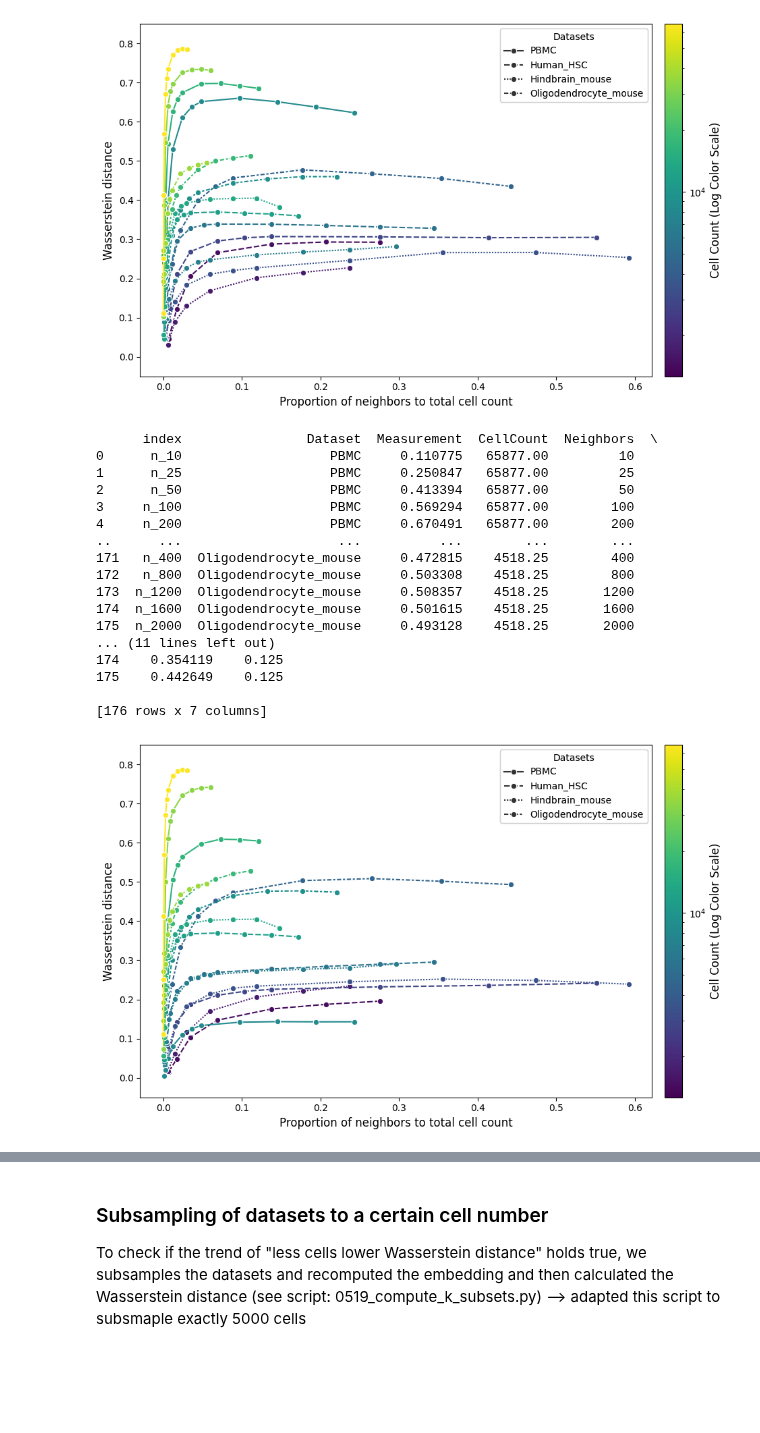
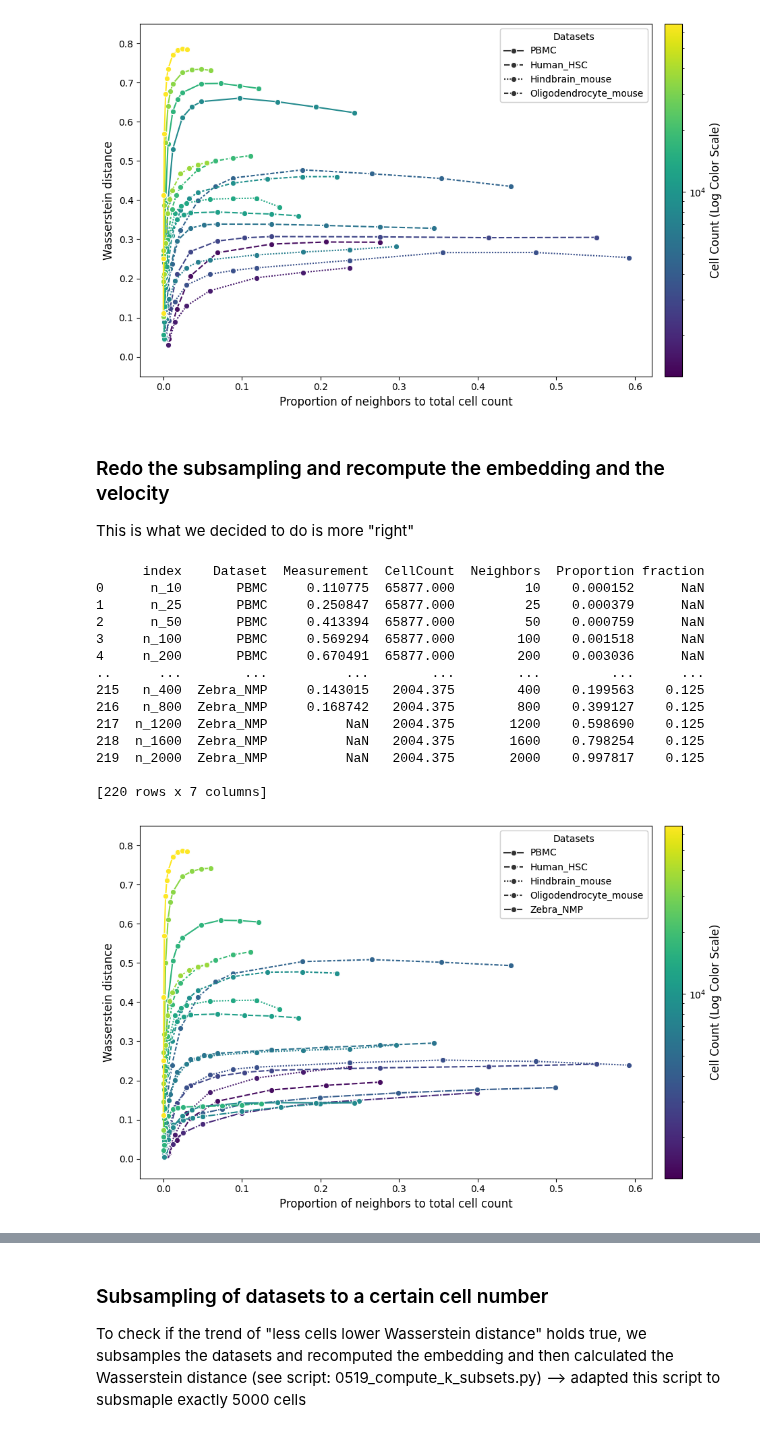
Before and after one commit to Johanna-Engeln/masterthesis_velocity, a Jupyter notebook: script/0427_differentK_influence.ipynb, the cells around one changed output, grey strips where cells are left out. Drawn from its saved outputs; the diff is of its cells as text; code cells hidden in the pictures; blank space fills up the shorter version.

```diff
--- a/script/0427_differentK_influence.ipynb
+++ b/script/0427_differentK_influence.ipynb
@@ -154,19 +195,4 @@ df_complete.to_csv("/mnt/volume/Johanna_Velotest/results/neighbors/k_sizes_compl
 # %%
-# Prepare dataset for plotting
-df_complete = pd.read_csv("/mnt/volume/Johanna_Velotest/results/neighbors/k_sizes_complete.csv", index_col=0)
-count_df = pd.DataFrame(list(x.items()), columns=['Dataset', 'CellCount'])
-df_long = df_complete.reset_index().melt(var_name='Dataset', value_name='Measurement', id_vars='index')
-
-plot_df = pd.merge(df_long, count_df, on='Dataset')
-plot_df['Neighbors'] = plot_df['index'].str.replace('n_', '').astype(int)
-plot_df['Proportion'] = plot_df['Neighbors'] / plot_df['CellCount']
-print(plot_df)
-
-# Prepare color scale
-vmin = plot_df['CellCount'].min()
-vmax = plot_df['CellCount'].max()
-log_norm = LogNorm(vmin=vmin, vmax=vmax)
-
 # Plot graph
 plt.figure(figsize=(10, 6))
 
@@ -197,5 +223,6 @@ plt.xlabel('Proportion of neighbors to total cell count', fontsize=12)
 plt.ylim(-0.05, 0.85)
 
 plt.tight_layout()
+plt.savefig("/mnt/volume/Johanna_Velotest/results/final_distance_tables/influence_k_sizes.pdf", transparent=True, dpi= 450)
 plt.show()
 # %% [output]
@@ -289,11 +317,9 @@ for file in subsamples:
 # %%
 # Prepare dataset for plotting
-df_sub = pd.read_csv("/mnt/volume/Johanna_Velotest/results/neighbors/k_sizes_test.csv", index_col=0)
-df_complete = pd.read_csv("/mnt/volume/Johanna_Velotest/results/neighbors/k_sizes_complete.csv", index_col=0)
-df_complete = df_complete[['PBMC', 'Human_HSC', 'Hindbrain_mouse', 'Oligodendrocyte_mouse']]
-count_df = pd.DataFrame(list(x.items()), columns=['Dataset', 'CellCount'])
+df_sub_frac_embed = pd.read_csv("/mnt/volume/Johanna_Velotest/results/neighbors/k_sizes_test.csv", index_col=0)
+df_complete_frac = df_complete[['PBMC', 'Human_HSC', 'Hindbrain_mouse', 'Oligodendrocyte_mouse']]
 
-df_l_s = df_sub.reset_index().melt(var_name='Dataset', value_name='Measurement', id_vars='index')
+df_l_s = df_sub_frac_embed.reset_index().melt(var_name='Dataset', value_name='Measurement', id_vars='index')
 df_l_s['fraction'] = df_l_s['Dataset'].str.split('_').str[-1]
 df_l_s['Dataset'] = df_l_s['Dataset'].str.rsplit('_', n=1).str[0]
 
@@ -302,7 +328,7 @@ plot_s['Neighbors'] = plot_s['index'].str.replace('n_', '').astype(int)
 plot_s['CellCount'] = plot_s['CellCount']*plot_s['fraction'].astype(float)
 plot_s['Proportion'] = plot_s['Neighbors'] / plot_s['CellCount']
 
-df_long = df_complete.reset_index().melt(var_name='Dataset', value_name='Measurement', id_vars='index')
+df_long = df_complete_frac.reset_index().melt(var_name='Dataset', value_name='Measurement', id_vars='index')
 
 plot_df = pd.merge(df_long, count_df, on='Dataset')
 plot_df['Neighbors'] = plot_df['index'].str.replace('n_', '').astype(int)
@@ -382,14 +408,16 @@ plt.show()
 
 [176 rows x 7 columns]
 [figure]
+# %% [markdown]
+### Redo the subsampling and recompute the embedding and the velocity
+
+This is what we decided to do is more "right"
 # %%
 # Prepare dataset for plotting
-df_sub = pd.read_csv("/mnt/volume/Johanna_Velotest/results/neighbors/k_sizes_subsample_recomputed.csv", index_col=0)
-df_complete = pd.read_csv("/mnt/volume/Johanna_Velotest/results/neighbors/k_sizes_complete.csv", index_col=0)
-df_complete = df_complete[['PBMC', 'Human_HSC', 'Hindbrain_mouse', 'Oligodendrocyte_mouse']]
-count_df = pd.DataFrame(list(x.items()), columns=['Dataset', 'CellCount'])
+df_sub_frac_embed_velo = pd.read_csv("/mnt/volume/Johanna_Velotest/results/final_distance_tables/influence_k_sizes_fractions.csv", index_col=0)
+df_complete_frac = df_complete[['PBMC', 'Human_HSC', 'Hindbrain_mouse', 'Oligodendrocyte_mouse', 'Zebra_NMP']]
 
-df_l_s = df_sub.reset_index().melt(var_name='Dataset', value_name='Measurement', id_vars='index')
+df_l_s = df_sub_frac_embed_velo.reset_index().melt(var_name='Dataset', value_name='Measurement', id_vars='index')
 df_l_s['fraction'] = df_l_s['Dataset'].str.split('_').str[-1]
 df_l_s['Dataset'] = df_l_s['Dataset'].str.rsplit('_', n=1).str[0]
 
@@ -398,7 +426,7 @@ plot_s['Neighbors'] = plot_s['index'].str.replace('n_', '').astype(int)
 plot_s['CellCount'] = plot_s['CellCount']*plot_s['fraction'].astype(float)
 plot_s['Proportion'] = plot_s['Neighbors'] / plot_s['CellCount']
 
-df_long = df_complete.reset_index().melt(var_name='Dataset', value_name='Measurement', id_vars='index')
+df_long = df_complete_frac.reset_index().melt(var_name='Dataset', value_name='Measurement', id_vars='index')
 
 plot_df = pd.merge(df_long, count_df, on='Dataset')
 plot_df['Neighbors'] = plot_df['index'].str.replace('n_', '').astype(int)
@@ -433,47 +461,45 @@ style_labels = []
 
 for h, l in zip(handles, labels):
     if l in unique_datasets:
         style_handles.append(h)
         style_labels.append(l)
 
 if ax.get_legend() is not None:
     ax.get_legend().remove()
 dataset_legend = ax.legend(
     style_handles,
     style_labels,
     title="Datasets",
     loc='upper right',
     frameon=True
 )
 ax.add_artist(dataset_legend) # Prevents the colorbar from overwriting this legend
 
 sm = plt.cm.ScalarMappable(cmap="viridis", norm=log_norm)
 sm.set_array([])
 cbar = plt.colorbar(sm, ax=ax, pad=0.02) # Subtle pad to space it from the plot
 cbar.set_label('Cell Count (Log Color Scale)', fontsize=12)
 
 plt.ylabel('Wasserstein distance', fontsize=12)
 plt.xlabel('Proportion of neighbors to total cell count', fontsize=12)
 plt.ylim(-0.05, 0.85)
 
 plt.tight_layout()
+plt.savefig("/mnt/volume/Johanna_Velotest/results/final_distance_tables/influence_k_sizes_fractions.pdf", transparent=True, dpi= 450)
 plt.show()
 # %% [output]
-      index                Dataset  Measurement  CellCount  Neighbors  \
-0      n_10                   PBMC     0.110775   65877.00         10
-1      n_25                   PBMC     0.250847   65877.00         25
-2      n_50                   PBMC     0.413394   65877.00         50
-3     n_100                   PBMC     0.569294   65877.00        100
-4     n_200                   PBMC     0.670491   65877.00        200
-..      ...                    ...          ...        ...        ...
-171   n_400  Oligodendrocyte_mouse     0.472815    4518.25        400
-172   n_800  Oligodendrocyte_mouse     0.503308    4518.25        800
-173  n_1200  Oligodendrocyte_mouse     0.508357    4518.25       1200
-174  n_1600  Oligodendrocyte_mouse     0.501615    4518.25       1600
-175  n_2000  Oligodendrocyte_mouse     0.493128    4518.25       2000
-... (11 lines left out)
-174    0.354119    0.125
-175    0.442649    0.125
+      index    Dataset  Measurement  CellCount  Neighbors  Proportion fraction
+0      n_10       PBMC     0.110775  65877.000         10    0.000152      NaN
+1      n_25       PBMC     0.250847  65877.000         25    0.000379      NaN
+2      n_50       PBMC     0.413394  65877.000         50    0.000759      NaN
+3     n_100       PBMC     0.569294  65877.000        100    0.001518      NaN
+4     n_200       PBMC     0.670491  65877.000        200    0.003036      NaN
+..      ...        ...          ...        ...        ...         ...      ...
+215   n_400  Zebra_NMP     0.143015   2004.375        400    0.199563    0.125
+216   n_800  Zebra_NMP     0.168742   2004.375        800    0.399127    0.125
+217  n_1200  Zebra_NMP          NaN   2004.375       1200    0.598690    0.125
+218  n_1600  Zebra_NMP          NaN   2004.375       1600    0.798254    0.125
+219  n_2000  Zebra_NMP          NaN   2004.375       2000    0.997817    0.125
 
-[176 rows x 7 columns]
+[220 rows x 7 columns]
-[figure, old version]
+[figure, new version]
```
Also changed, not shown: parts of 21 cells of this notebook, 5 other files.
